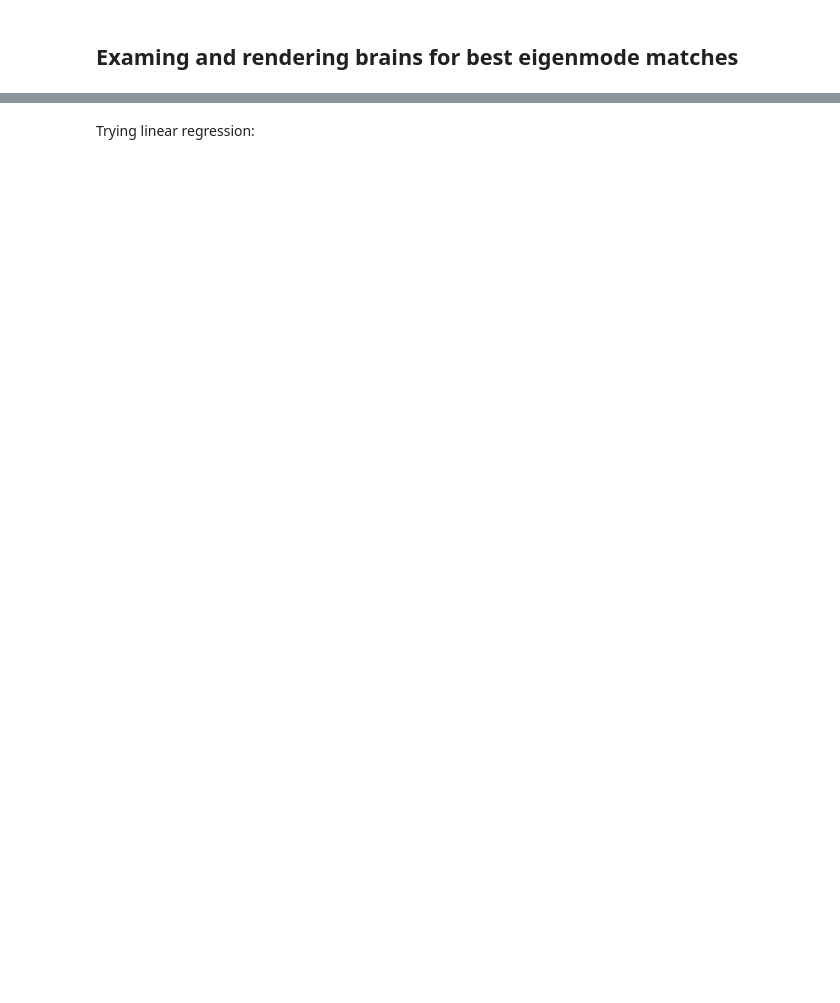
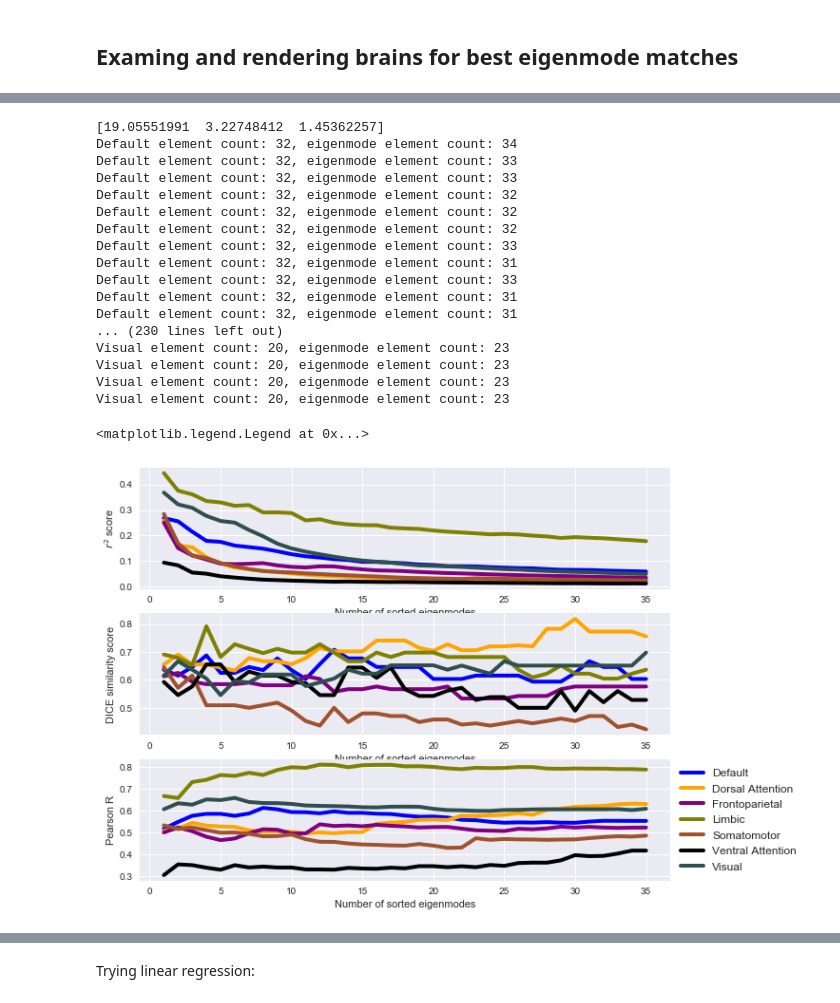
Before and after one commit to Raj-Lab-UCSF/spectrome, a Jupyter notebook: spectrome/notebooks/complex_laplacian/ntbkwidget_best_eigmode_matches.ipynb, the cells around one changed output, grey strips where cells are left out. Cells and saved outputs as stored; diff of their text form; code cells hidden in the pictures; blank space fills up the shorter version.

```diff
--- a/spectrome/notebooks/complex_laplacian/ntbkwidget_best_eigmode_matches.ipynb
+++ b/spectrome/notebooks/complex_laplacian/ntbkwidget_best_eigmode_matches.ipynb
@@ -80,3 +363,81 @@ bh_default
+# %%
+K = 35 # for number of eigenmodes
+print(bh_default['x'])
+
+#create brain object:
+fc_brain = Brain.Brain()
+fc_brain.add_connectome(hcp_dir)
+fc_brain.reorder_connectome(fc_brain.connectome, fc_brain.distance_matrix)
+fc_brain.bi_symmetric_c()
+fc_brain.reduce_extreme_dir()
+
+regr_all = np.zeros([K,7])
+dice_all = np.zeros([K,7])
+corr_all = np.zeros([K,7])
+regr_all[:,0], dice_all[:,0], corr_all[:,0] = compute_linreg_scores(fc_brain, DK_df_normalized, DKfc_binarized, f = bh_default['x'][0], a = bh_default['x'][1],
+                                           s = bh_default['x'][2], fc_name = 'Default', num_em = K)
+
+regr_all[:,1], dice_all[:,1], corr_all[:,1] = compute_linreg_scores(fc_brain, DK_df_normalized, DKfc_binarized, f = bh_dorsal['x'][0], a = bh_dorsal['x'][1],
+                                           s = bh_dorsal['x'][2], fc_name = 'Dorsal_Attention', num_em = K)
+
+regr_all[:,2], dice_all[:,2], corr_all[:,2] = compute_linreg_scores(fc_brain, DK_df_normalized, DKfc_binarized, f = bh_front['x'][0], a = bh_front['x'][1],
+                                           s = bh_front['x'][2], fc_name = 'Frontoparietal', num_em = K)
+
+regr_all[:,3], dice_all[:,3], corr_all[:,3] = compute_linreg_scores(fc_brain, DK_df_normalized, DKfc_binarized, f = bh_limbic['x'][0], a = bh_limbic['x'][1],
+                                           s = bh_limbic['x'][2], fc_name = 'Limbic', num_em = K)
+
+regr_all[:,4], dice_all[:,4], corr_all[:,4] = compute_linreg_scores(fc_brain, DK_df_normalized, DKfc_binarized, f = bh_motor['x'][0], a = bh_motor['x'][1],
+                                           s = bh_motor['x'][2], fc_name = 'Somatomotor', num_em = K)
+
+regr_all[:,5], dice_all[:,5], corr_all[:,5] = compute_linreg_scores(fc_brain, DK_df_normalized, DKfc_binarized, f = bh_ventral['x'][0], a = bh_ventral['x'][1],
+                                           s = bh_ventral['x'][2], fc_name = 'Ventral_Attention', num_em = K)
+
+regr_all[:,6], dice_all[:,6], corr_all[:,6] = compute_linreg_scores(fc_brain, DK_df_normalized, DKfc_binarized, f = bh_visual['x'][0], a = bh_visual['x'][1],
+                                           s = bh_visual['x'][2], fc_name = 'Visual', num_em = K)
+# Plot
+x = np.arange(1,K+1)
+plt.figure('Reconstruction Scores', figsize = [10,8])
+plt.subplot(3,1,1)
+custom_cycler = (cycler(color = ['blue','orange','purple','olive',
+                          'sienna','black','darkslategray']))
+plt.gca().set_prop_cycle(custom_cycler)
+plt.plot(x, regr_all, linewidth = 4)
+plt.xlabel('Number of sorted eigenmodes')
+plt.ylabel('$r^{2}$ score')
+
+plt.subplot(3,1,2)
+plt.gca().set_prop_cycle(custom_cycler)
+plt.plot(x, dice_all, linewidth = 4)
+plt.xlabel('Number of sorted eigenmodes')
+plt.ylabel('DICE similarity score')
+
+plt.subplot(3,1,3)
+plt.gca().set_prop_cycle(custom_cycler)
+plt.plot(x, corr_all, linewidth = 4)
+plt.xlabel('Number of sorted eigenmodes')
+plt.ylabel('Pearson R')
+plt.legend(['Default','Dorsal Attention','Frontoparietal','Limbic','Somatomotor','Ventral Attention','Visual'],
+          fontsize = 'large', loc = 'center left',  bbox_to_anchor=(1, 0.5))
+# %% [output]
+[19.05551991  3.22748412  1.45362257]
+Default element count: 32, eigenmode element count: 34
+Default element count: 32, eigenmode element count: 33
+Default element count: 32, eigenmode element count: 33
+Default element count: 32, eigenmode element count: 32
+Default element count: 32, eigenmode element count: 32
+Default element count: 32, eigenmode element count: 32
+Default element count: 32, eigenmode element count: 33
+Default element count: 32, eigenmode element count: 31
+Default element count: 32, eigenmode element count: 33
+Default element count: 32, eigenmode element count: 31
+Default element count: 32, eigenmode element count: 31
+... (230 lines left out)
+Visual element count: 20, eigenmode element count: 23
+Visual element count: 20, eigenmode element count: 23
+Visual element count: 20, eigenmode element count: 23
+Visual element count: 20, eigenmode element count: 23
+<matplotlib.legend.Legend at 0x...>
+[figure, added]
 # %%
 # Compute eigenmode dice with Brain:
 dft_brain = Brain.Brain()
```
Also changed, not shown: parts of 47 cells of this notebook, 1 other file.
